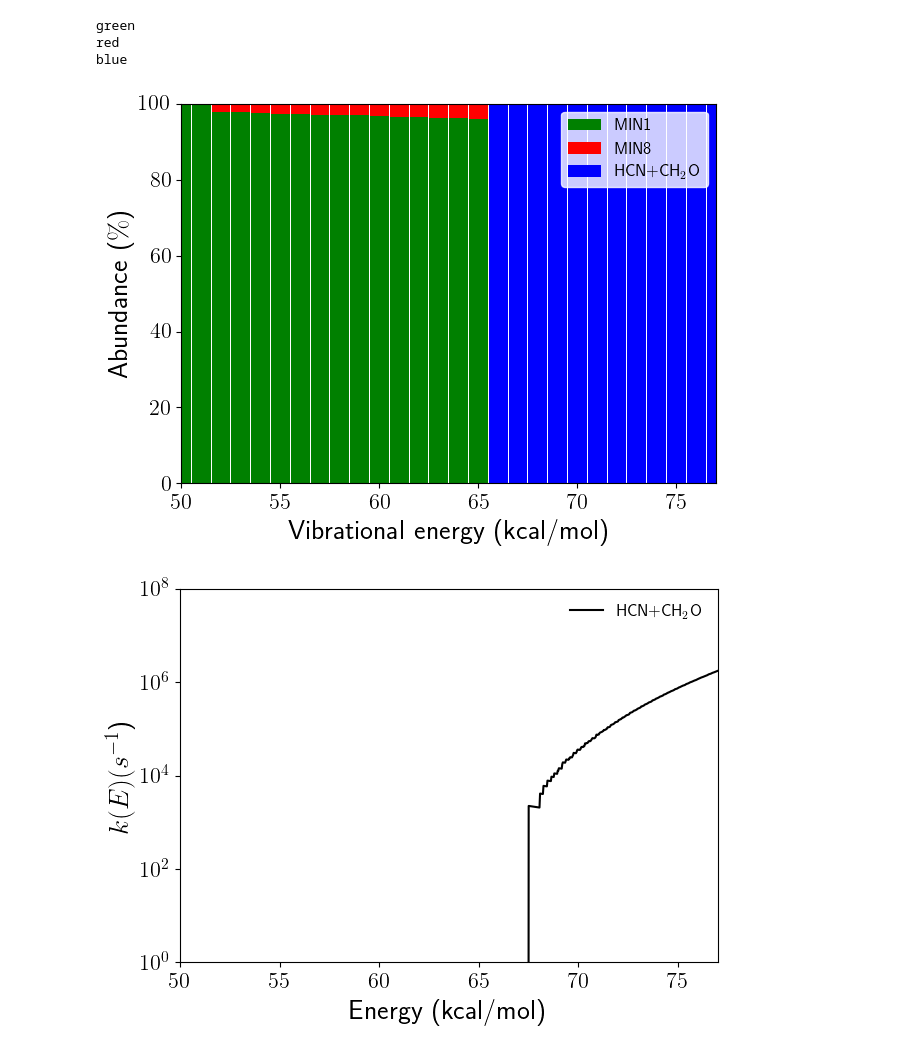
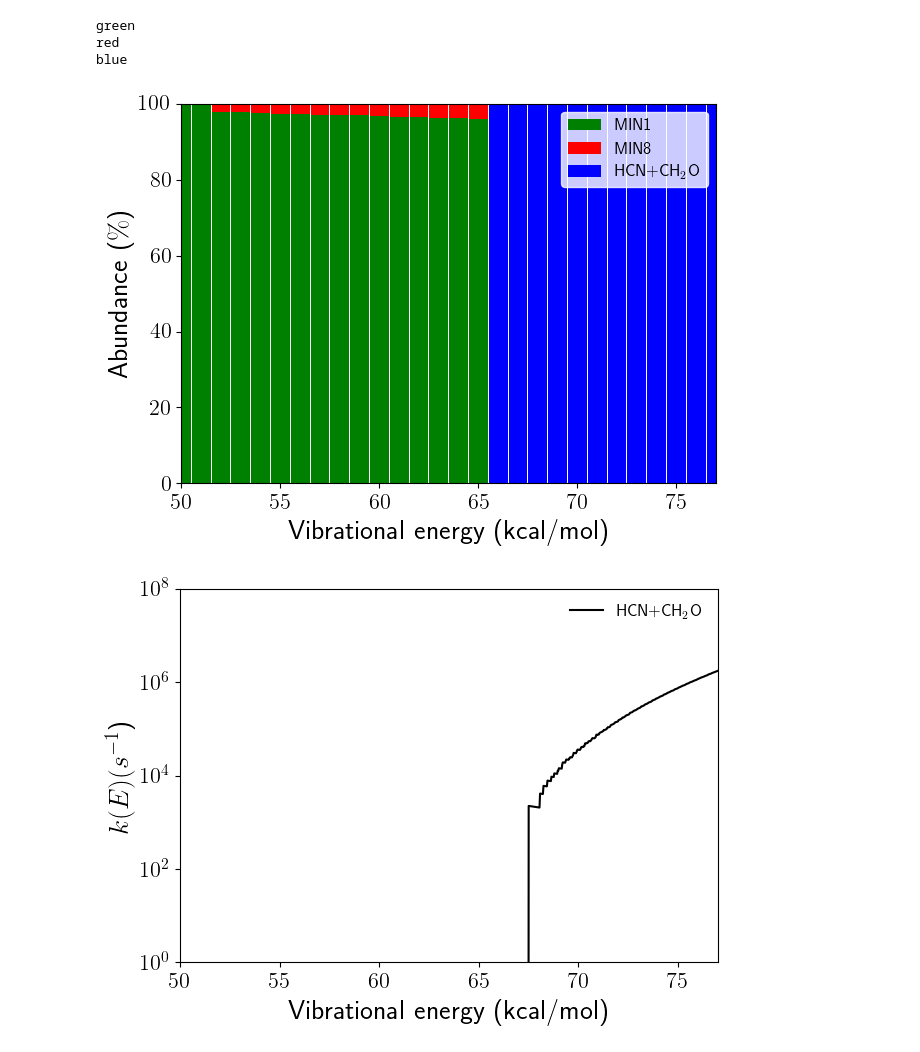
Before and after one commit to emartineznunez/latex, a Jupyter notebook: Kinetics/kinetics.ipynb, the cells around one changed output. Drawn from its saved outputs; the diff is of its cells as text; code cells hidden in the pictures.

```diff
--- a/Kinetics/kinetics.ipynb
+++ b/Kinetics/kinetics.ipynb
@@ -99,32 +99,32 @@ plt.show()
 
 
 #reading the conductivities from a file
 k_ = pd.read_csv("k_hcn.csv",sep=',')
 ene = np.array(k_['ene'].values)
 k = np.array(k_['k'].values)
 
 plt.rcParams['text.usetex'] = True
 
 plt.plot(ene,k, '-',color='black', label='HCN+CH$_{2}$O')
 
-plt.xlabel('Energy (kcal/mol)',fontsize=20)
+plt.xlabel('Vibrational energy (kcal/mol)',fontsize=20)
 plt.ylabel('$k(E) (s^{-1}$)',fontsize=20)
 
 plt.xlim([50,77])
 plt.ylim([1,1e8])
 plt.xticks(fontsize=16)
 plt.yticks(fontsize=16)
 #plt.title('GLN',x=0.8, y=0.8, fontsize=16)
 plt.tight_layout()
 plt.yscale("log")
 plt.legend(loc=1,fontsize=12,edgecolor='white')
 plt.savefig('rate.svg')
 
 
 plt.show()
 # %% [output]
 green
 red
 blue
 [figure]
-[figure, old version]
+[figure, new version]
```
